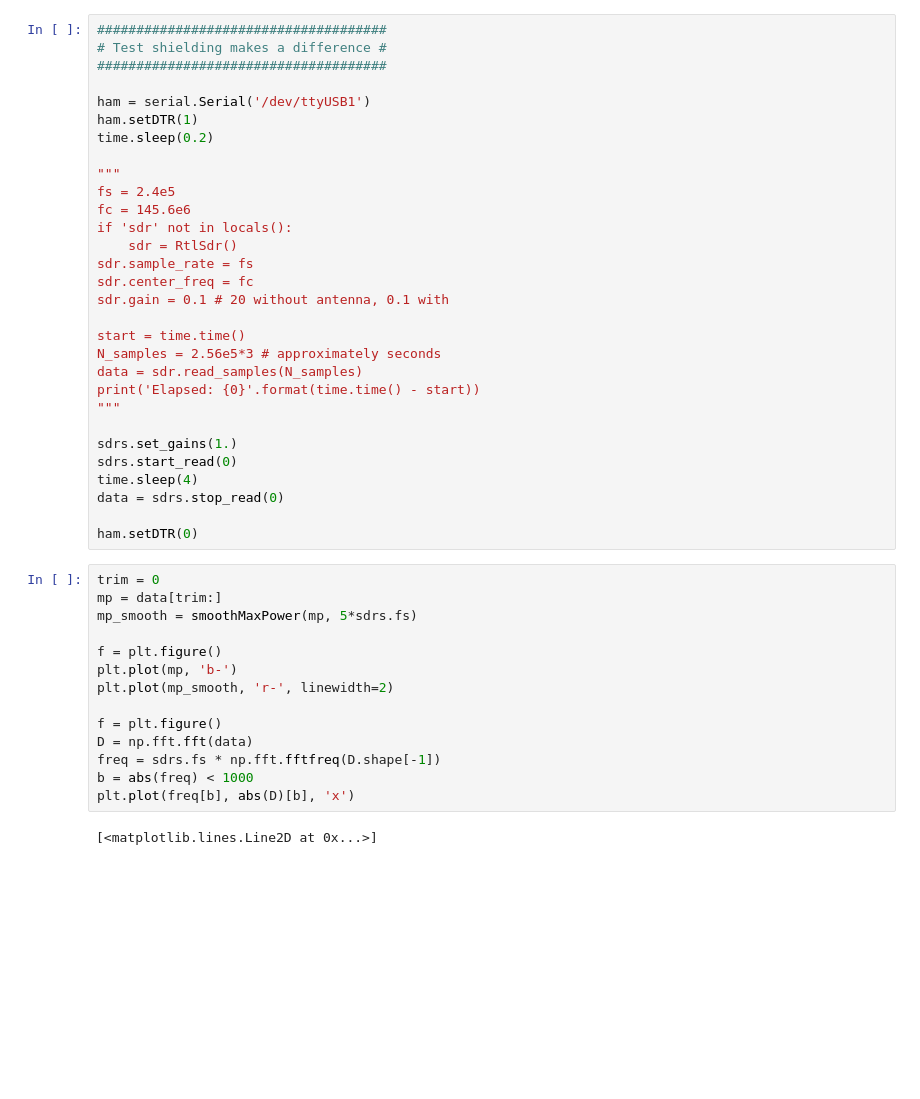
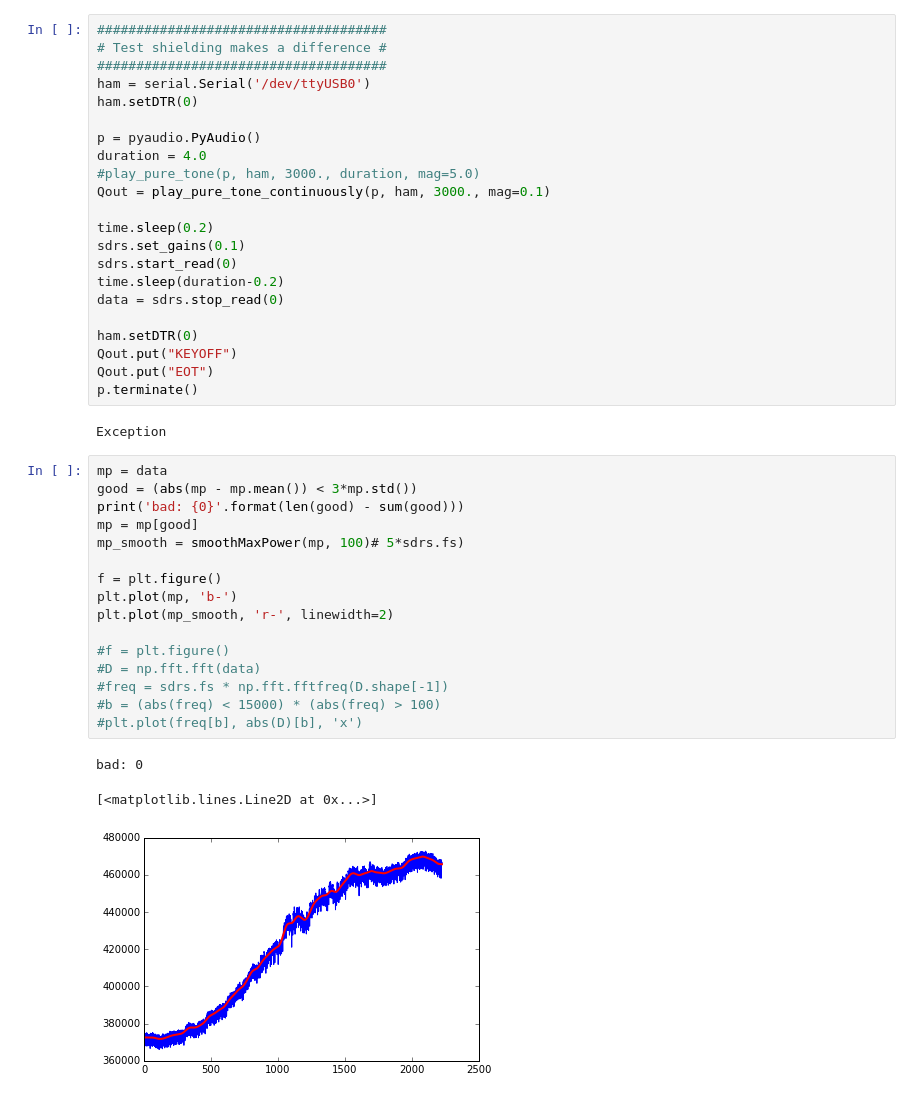
Before and after one commit to gkahn13/radioloc, a Jupyter notebook: servo_serial.ipynb, the cells around one changed output. Cells and saved outputs as stored; diff of their text form; blank space fills up the shorter version.

```diff
--- a/servo_serial.ipynb
+++ b/servo_serial.ipynb
@@ -402,46 +335,44 @@ for angles, mp in angles_and_maxpowers0:
-# %%
-#####################################
-# Test shielding makes a difference #
-#####################################
-
-ham = serial.Serial('/dev/ttyUSB1')
-ham.setDTR(1)
-time.sleep(0.2)
-
-"""
-fs = 2.4e5
-fc = 145.6e6
-if 'sdr' not in locals():
-    sdr = RtlSdr()
-sdr.sample_rate = fs
-sdr.center_freq = fc
-sdr.gain = 0.1 # 20 without antenna, 0.1 with
-
-start = time.time()
-N_samples = 2.56e5*3 # approximately seconds
-data = sdr.read_samples(N_samples)
-print('Elapsed: {0}'.format(time.time() - start))
-"""
-
-sdrs.set_gains(1.)
-sdrs.start_read(0)
-time.sleep(4)
-data = sdrs.stop_read(0)
-
-ham.setDTR(0)
+# %%
+#####################################
+# Test shielding makes a difference #
+#####################################
+ham = serial.Serial('/dev/ttyUSB0')
+ham.setDTR(0)
+
+p = pyaudio.PyAudio()
+duration = 4.0
+#play_pure_tone(p, ham, 3000., duration, mag=5.0)
+Qout = play_pure_tone_continuously(p, ham, 3000., mag=0.1)
+
+time.sleep(0.2)
+sdrs.set_gains(0.1)
+sdrs.start_read(0)
+time.sleep(duration-0.2)
+data = sdrs.stop_read(0)
+
+ham.setDTR(0)
+Qout.put("KEYOFF")
+Qout.put("EOT")
+p.terminate()
+# %% [output]
+Exception
 # %%
-trim = 0
-mp = data[trim:]
-mp_smooth = smoothMaxPower(mp, 5*sdrs.fs)
+mp = data
+good = (abs(mp - mp.mean()) < 3*mp.std())
+print('bad: {0}'.format(len(good) - sum(good)))
+mp = mp[good]
+mp_smooth = smoothMaxPower(mp, 100)# 5*sdrs.fs)
 
 f = plt.figure()
 plt.plot(mp, 'b-')
 plt.plot(mp_smooth, 'r-', linewidth=2)
 
-f = plt.figure()
-D = np.fft.fft(data)
-freq = sdrs.fs * np.fft.fftfreq(D.shape[-1])
-b = abs(freq) < 1000
-plt.plot(freq[b], abs(D)[b], 'x')
+#f = plt.figure()
+#D = np.fft.fft(data)
+#freq = sdrs.fs * np.fft.fftfreq(D.shape[-1])
+#b = (abs(freq) < 15000) * (abs(freq) > 100)
+#plt.plot(freq[b], abs(D)[b], 'x')
 # %% [output]
-[<matplotlib.lines.Line2D at 0x...>]
+bad: 0
+[<matplotlib.lines.Line2D at 0x...>]
+[figure, added]
```
Also changed, not shown: parts of 11 cells of this notebook, 5 other files.
